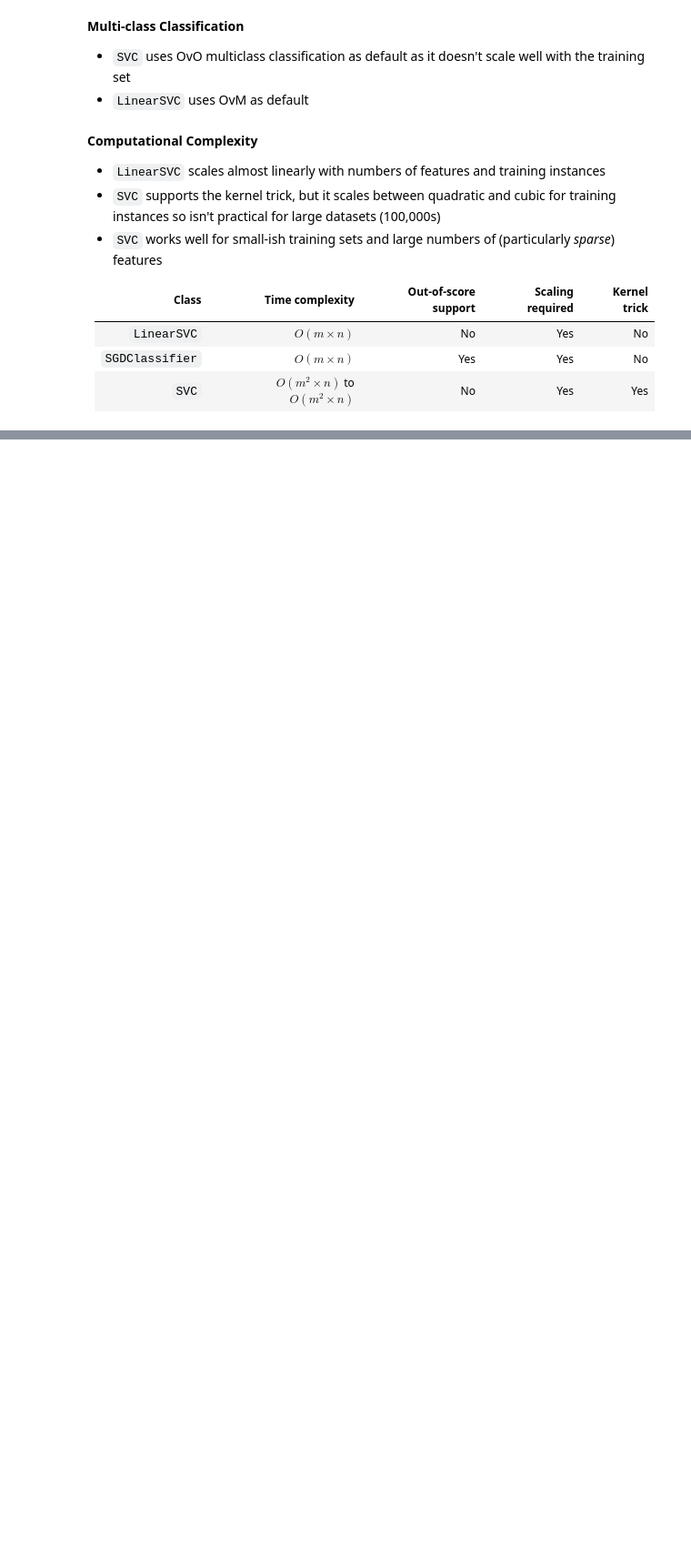
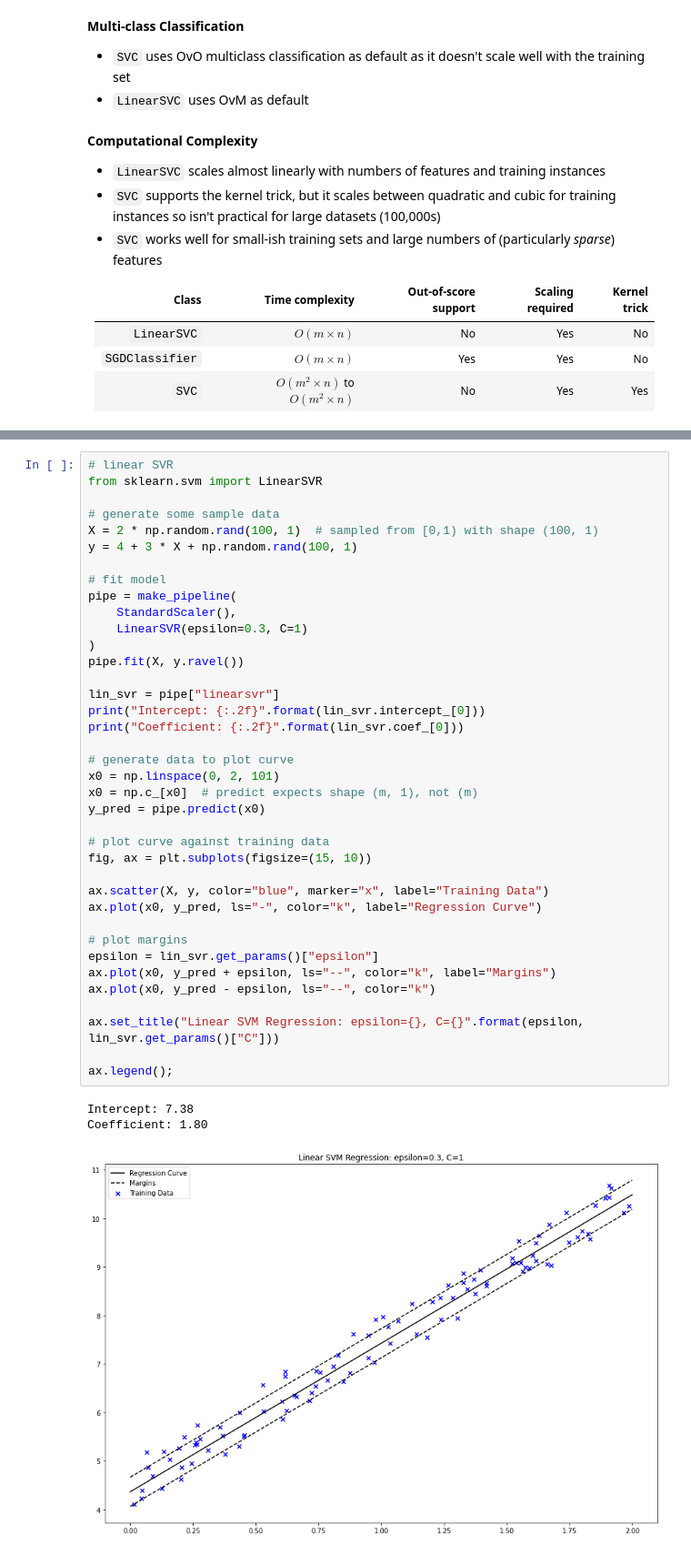
Before and after one commit to chris-leonard/hands-on-machine-learning, a Jupyter notebook: chapter-5/chapter-5-notes.ipynb, the cells around one changed output, grey strips where cells are left out. Shown at 91% size. Drawn from its saved outputs; the diff is of its cells as text; blank space fills up the shorter version.

Commit message:
complete svm regression

```diff
--- a/chapter-5/chapter-5-notes.ipynb
+++ b/chapter-5/chapter-5-notes.ipynb
@@ -243,0 +251,42 @@ ax.set_title("Gaussian SVM Classifier - C = {}, gamma = {}".format(
+# %%
+# linear SVR
+from sklearn.svm import LinearSVR
+
+# generate some sample data
+X = 2 * np.random.rand(100, 1)  # sampled from [0,1) with shape (100, 1)
+y = 4 + 3 * X + np.random.rand(100, 1)
+
+# fit model
+pipe = make_pipeline(
+    StandardScaler(),
+    LinearSVR(epsilon=0.3, C=1)
+)
+pipe.fit(X, y.ravel())
+
+lin_svr = pipe["linearsvr"]
+print("Intercept: {:.2f}".format(lin_svr.intercept_[0]))
+print("Coefficient: {:.2f}".format(lin_svr.coef_[0]))
+
+# generate data to plot curve
+x0 = np.linspace(0, 2, 101)
+x0 = np.c_[x0]  # predict expects shape (m, 1), not (m)
+y_pred = pipe.predict(x0)
+
+# plot curve against training data
+fig, ax = plt.subplots(figsize=(15, 10))
+
+ax.scatter(X, y, color="blue", marker="x", label="Training Data")
+ax.plot(x0, y_pred, ls="-", color="k", label="Regression Curve")
+
+# plot margins
+epsilon = lin_svr.get_params()["epsilon"]
+ax.plot(x0, y_pred + epsilon, ls="--", color="k", label="Margins")
+ax.plot(x0, y_pred - epsilon, ls="--", color="k")
+
+ax.set_title("Linear SVM Regression: epsilon={}, C={}".format(epsilon, lin_svr.get_params()["C"]))
+
+ax.legend();
+# %% [output]
+Intercept: 7.38
+Coefficient: 1.80
+[figure, added]
```
Also changed, not shown: parts of 4 cells of this notebook.
